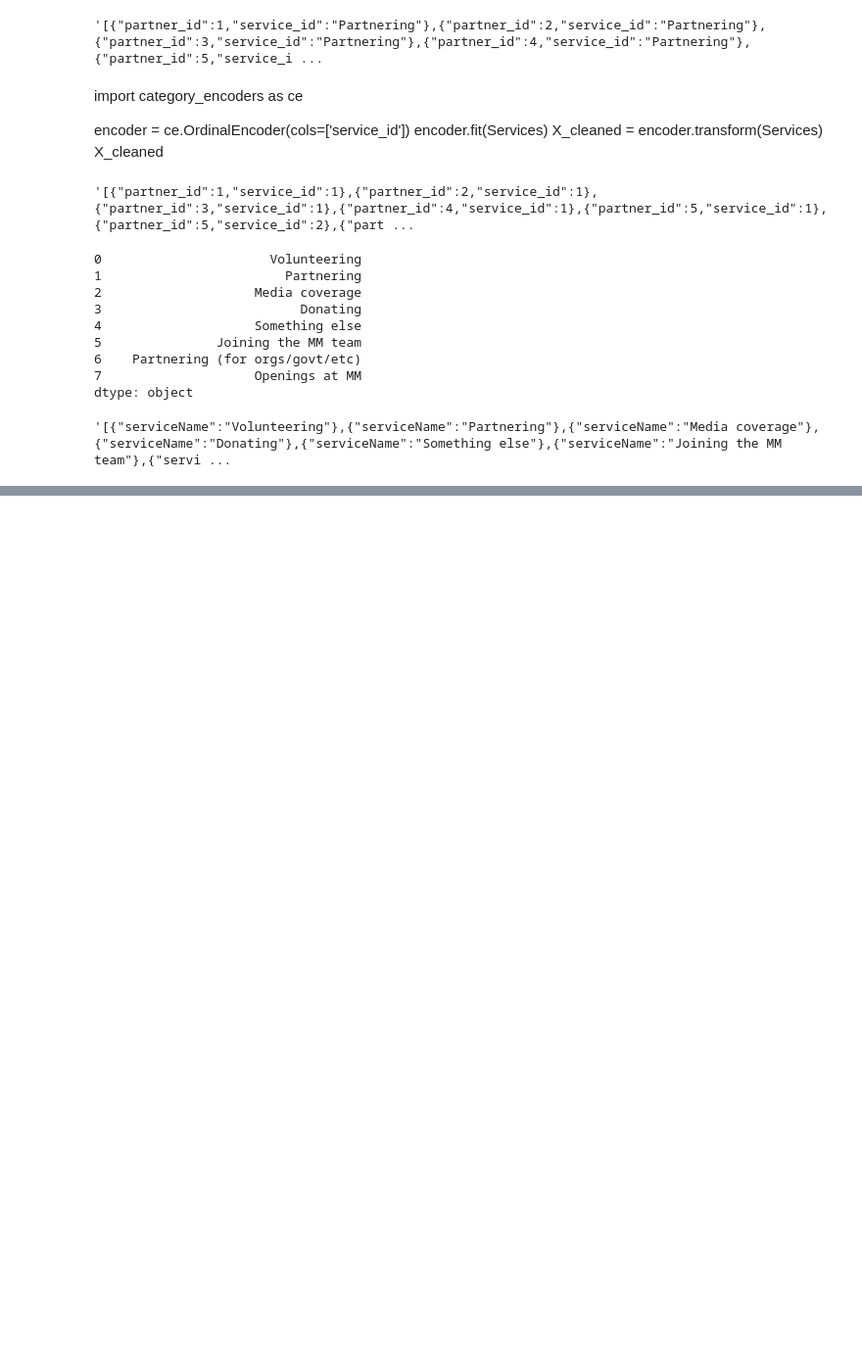
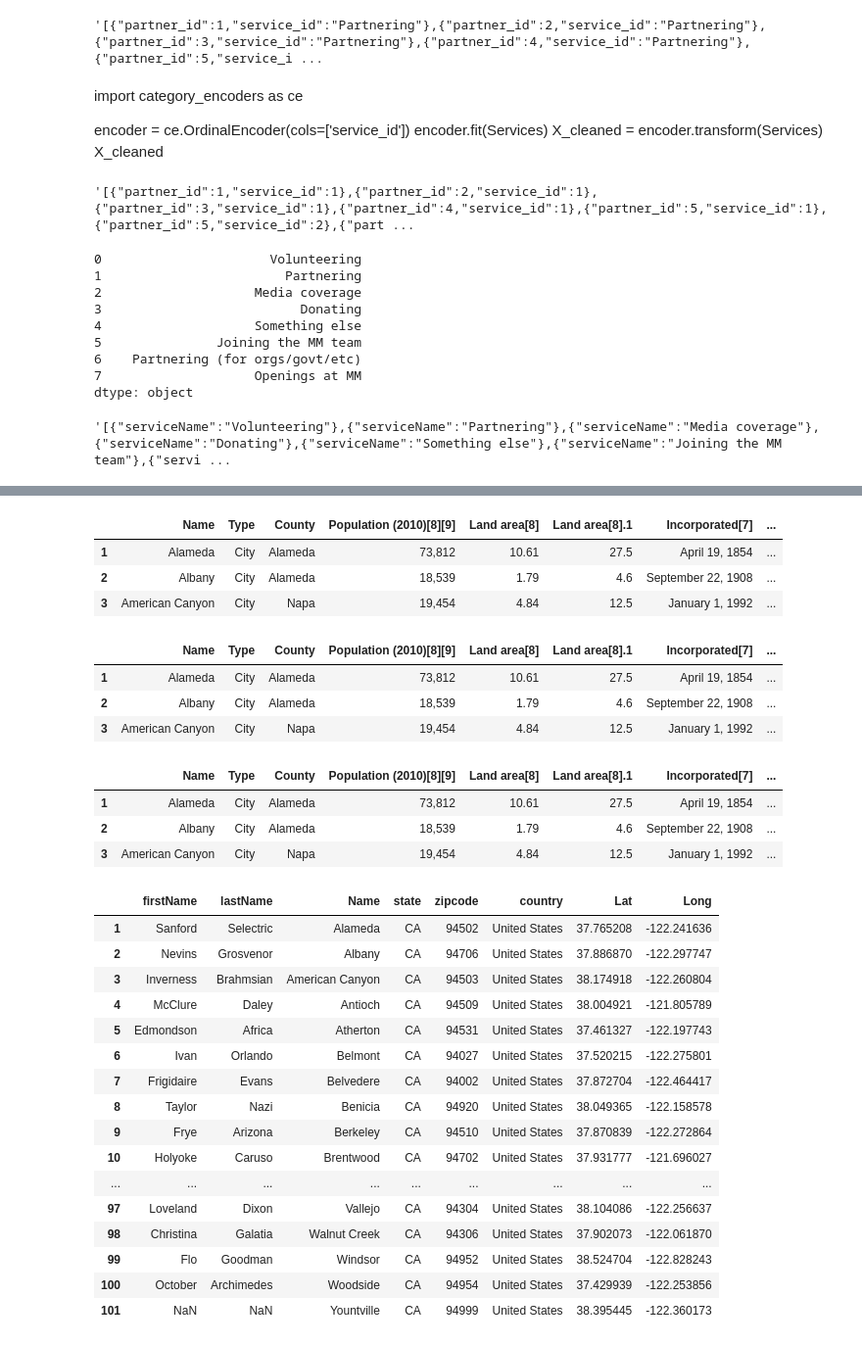
Before and after one commit to miracle-mm/DS, a Jupyter notebook: ServicesIDDatabase2.ipynb, the cells around one changed output, grey strips where cells are left out. Shown: that part at 98% size. Saved outputs shown, nothing was run; the diff lists cells and outputs as text; code cells hidden in the pictures; blank space fills up the shorter version.

Commit message:
updated homeless_seed_2 files with random name generator

```diff
--- a/ServicesIDDatabase2.ipynb
+++ b/ServicesIDDatabase2.ipynb
@@ -122,0 +362,8 @@ serviceTable.to_json(orient = "records")
+# %%
+zipcodeN = []
+for i in zipcodelist:
+    if i == None:
+        zipcodeN.append(0)
+    else:
+        zipcodeN.append(i)
+zipcodeN
@@ -122,0 +399,6 @@ serviceTable.to_json(orient = "records")
+# %%
+zipcode = pd.Series((i for i in zipcodeN))
+zipcodedf = { 'zipcode': zipcode }
+
+zipcodedf = pd.DataFrame(zipcodedf)
+zipcodedf.head(10)
@@ -122,0 +417,65 @@ serviceTable.to_json(orient = "records")
+# %%
+wikiLocationSF['zipcode'] = zipcodedf['zipcode']
+wikiLocationSF['state'] = 'CA'
+wikiLocationSF['country'] = 'United States'
+wikiLocationSF.head(3)
+# %% [output]
+|  | Name | Type | County | Population (2010)[8][9] | Land area[8] | Land area[8].1 | Incorporated[7] | ... |
+| 1 | Alameda | City | Alameda | 73,812 | 10.61 | 27.5 | April 19, 1854 | ... |
+| 2 | Albany | City | Alameda | 18,539 | 1.79 | 4.6 | September 22, 1908 | ... |
+| 3 | American Canyon | City | Napa | 19,454 | 4.84 | 12.5 | January 1, 1992 | ... |
+# %%
+wikiLocationSF.head(3)
+# %% [output]
+|  | Name | Type | County | Population (2010)[8][9] | Land area[8] | Land area[8].1 | Incorporated[7] | ... |
+| 1 | Alameda | City | Alameda | 73,812 | 10.61 | 27.5 | April 19, 1854 | ... |
+| 2 | Albany | City | Alameda | 18,539 | 1.79 | 4.6 | September 22, 1908 | ... |
+| 3 | American Canyon | City | Napa | 19,454 | 4.84 | 12.5 | January 1, 1992 | ... |
+# %%
+firstnamelist = []
+lastnamelist = []
+
+for each in range(len(wikiLocationSF['zipcode'])):
+    firstnamelist.append(name_words[random.randint(0, len(name_words))])
+    lastnamelist.append(name_words[random.randint(0, len(name_words))])
+
+firstnamel = pd.Series((i for i in firstnamelist))
+firstnamedf = { 'first': firstnamel }
+firstnamedf = pd.DataFrame(firstnamedf)
+
+lastnamel = pd.Series((i for i in lastnamelist))
+lastnamedf = { 'last': lastnamel }
+lastnamedf = pd.DataFrame(lastnamedf)
+
+
+wikiLocationSF['firstName'] = firstnamedf['first']
+wikiLocationSF['lastName'] = lastnamedf['last']
+wikiLocationSF.head(3)
+# firstName = name_words[random.randint(0, len(name_words))]
+# lastName = firstName = name_words[random.randint(0, len(name_words))]
+# %% [output]
+|  | Name | Type | County | Population (2010)[8][9] | Land area[8] | Land area[8].1 | Incorporated[7] | ... |
+| 1 | Alameda | City | Alameda | 73,812 | 10.61 | 27.5 | April 19, 1854 | ... |
+| 2 | Albany | City | Alameda | 18,539 | 1.79 | 4.6 | September 22, 1908 | ... |
+| 3 | American Canyon | City | Napa | 19,454 | 4.84 | 12.5 | January 1, 1992 | ... |
+# %%
+homeless_seed_2 = wikiLocationSF.loc[:, ['firstName', 'lastName','Name','state','zipcode','country','Lat','Long']]
+homeless_seed_2
+# %% [output]
+|  | firstName | lastName | Name | state | zipcode | country | Lat | Long |
+| 1 | Sanford | Selectric | Alameda | CA | 94502 | United States | 37.765208 | -122.241636 |
+| 2 | Nevins | Grosvenor | Albany | CA | 94706 | United States | 37.886870 | -122.297747 |
+| 3 | Inverness | Brahmsian | American Canyon | CA | 94503 | United States | 38.174918 | -122.260804 |
+| 4 | McClure | Daley | Antioch | CA | 94509 | United States | 38.004921 | -121.805789 |
+| 5 | Edmondson | Africa | Atherton | CA | 94531 | United States | 37.461327 | -122.197743 |
+| 6 | Ivan | Orlando | Belmont | CA | 94027 | United States | 37.520215 | -122.275801 |
+| 7 | Frigidaire | Evans | Belvedere | CA | 94002 | United States | 37.872704 | -122.464417 |
+| 8 | Taylor | Nazi | Benicia | CA | 94920 | United States | 38.049365 | -122.158578 |
+| 9 | Frye | Arizona | Berkeley | CA | 94510 | United States | 37.870839 | -122.272864 |
+| 10 | Holyoke | Caruso | Brentwood | CA | 94702 | United States | 37.931777 | -121.696027 |
+| ... | ... | ... | ... | ... | ... | ... | ... | ... |
+| 97 | Loveland | Dixon | Vallejo | CA | 94304 | United States | 38.104086 | -122.256637 |
+| 98 | Christina | Galatia | Walnut Creek | CA | 94306 | United States | 37.902073 | -122.061870 |
+| 99 | Flo | Goodman | Windsor | CA | 94952 | United States | 38.524704 | -122.828243 |
+| 100 | October | Archimedes | Woodside | CA | 94954 | United States | 37.429939 | -122.253856 |
+| 101 | NaN | NaN | Yountville | CA | 94999 | United States | 38.395445 | -122.360173 |
```
Also changed, not shown: parts of 26 cells of this notebook, 1 other file.
